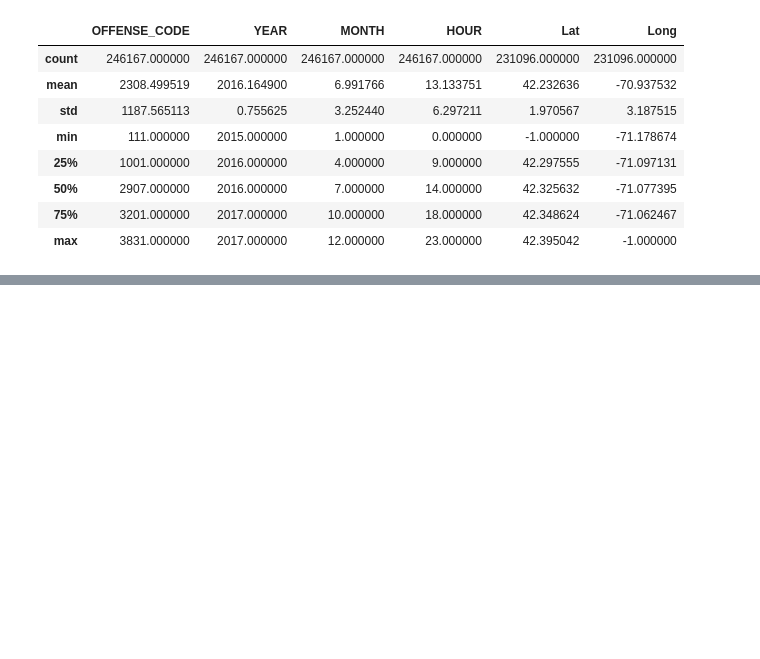
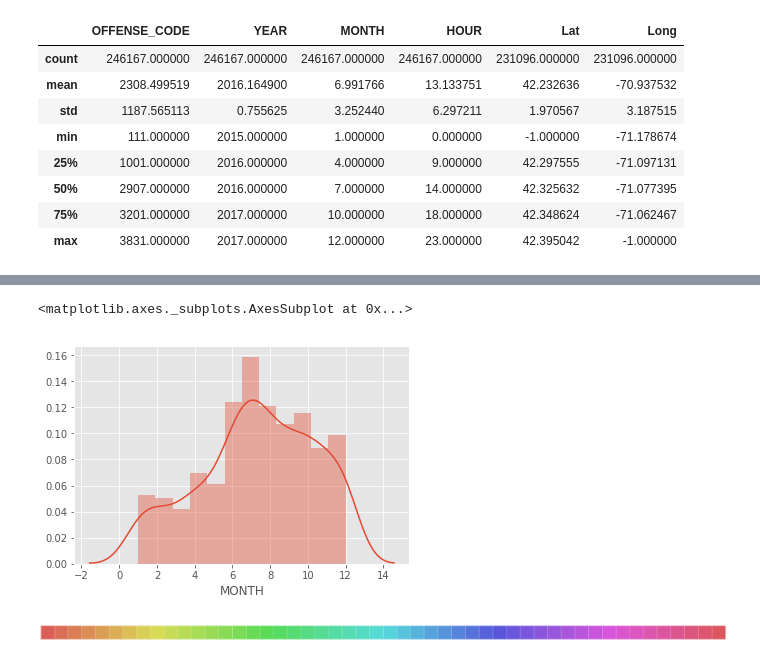
Before and after one commit to bintoll/VA-Lab-project, a Jupyter notebook: Untitled.ipynb, the cells around one changed output, grey strips where cells are left out. Drawn from its saved outputs; the diff is of its cells as text; code cells hidden in the pictures; blank space fills up the shorter version.

```diff
--- a/Untitled.ipynb
+++ b/Untitled.ipynb
@@ -234,0 +325,10 @@ crime_copy[crime_copy.UCR_PART == 'Part Three'] # get the third part of UCR
+# %%
+sns.distplot(crime_only_shoots['MONTH'], bins=12)
+# %% [output]
+<matplotlib.axes._subplots.AxesSubplot at 0x...>
+[figure, added]
+# %%
+colors = sns.color_palette("hls", 50)
+sns.palplot(colors)
+# %% [output]
+[figure, added]
```
Also changed, not shown: parts of 20 cells of this notebook.
